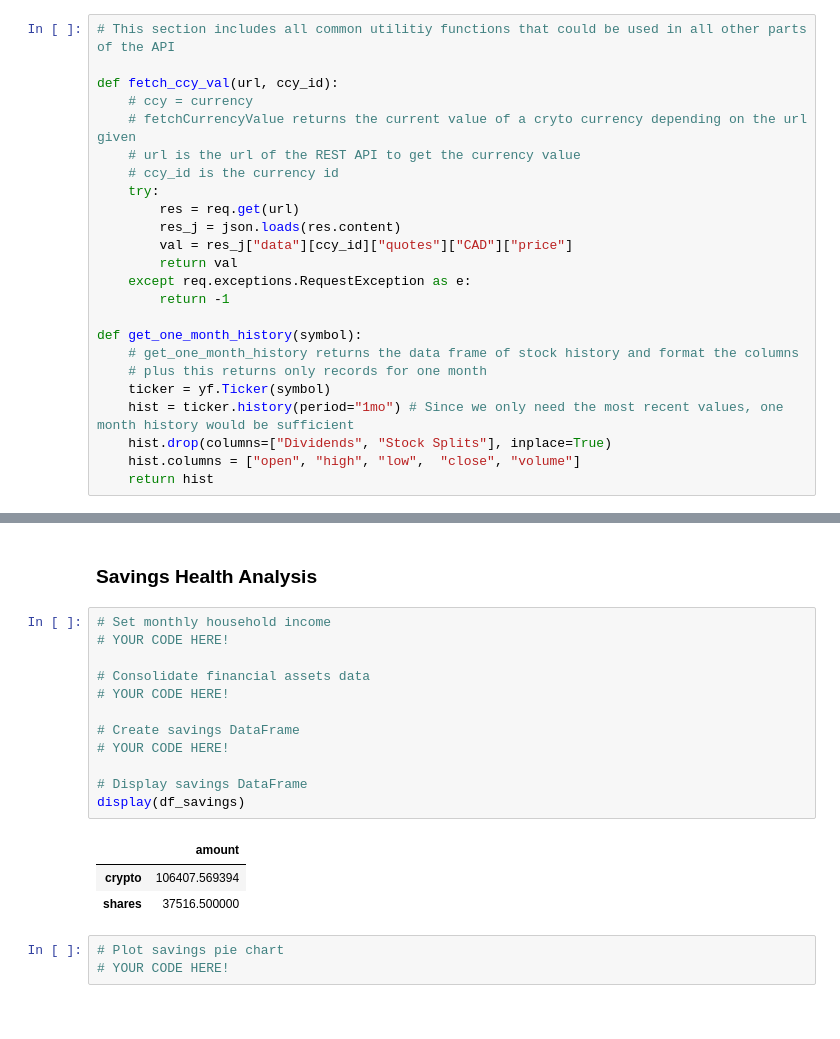
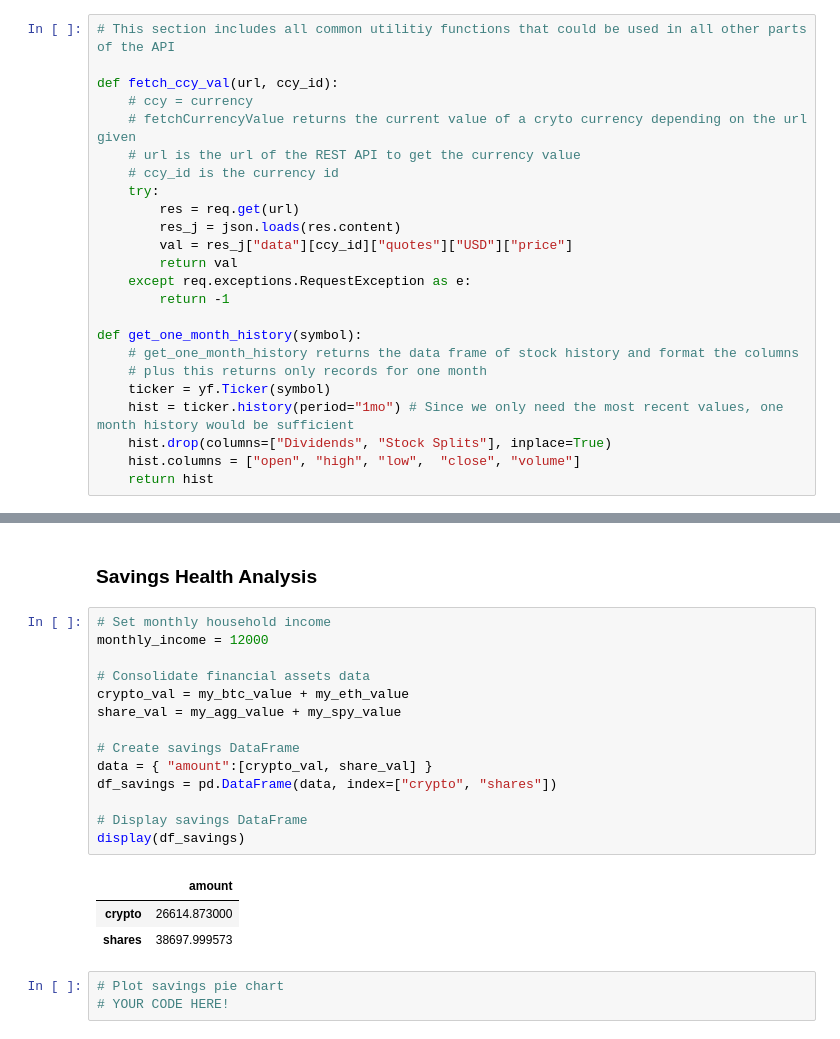
Before and after one commit to dileepadrd/module-5-assignment-financial-forecast, a Jupyter notebook: financial-planner.ipynb, the cells around one changed output, grey strips where cells are left out. Drawn from its saved outputs; the diff is of its cells as text.

Commit message:
Creating the composite values which include both shares and cryto currencies

```diff
--- a/financial-planner.ipynb
+++ b/financial-planner.ipynb
@@ -22,7 +22,7 @@ def fetch_ccy_val(url, ccy_id):
     try:
         res = req.get(url)
         res_j = json.loads(res.content)
-        val = res_j["data"][ccy_id]["quotes"]["CAD"]["price"]
+        val = res_j["data"][ccy_id]["quotes"]["USD"]["price"]
         return val
     except req.exceptions.RequestException as e:
         return -1
@@ -121,20 +121,22 @@ The current value of your 200 AGG shares is $19662.00
 ### Savings Health Analysis
 # %%
 # Set monthly household income
-# YOUR CODE HERE!
+monthly_income = 12000
 
 # Consolidate financial assets data
-# YOUR CODE HERE!
+crypto_val = my_btc_value + my_eth_value
+share_val = my_agg_value + my_spy_value
 
 # Create savings DataFrame
-# YOUR CODE HERE!
+data = { "amount":[crypto_val, share_val] }
+df_savings = pd.DataFrame(data, index=["crypto", "shares"])
 
 # Display savings DataFrame
 display(df_savings)
 # %% [output]
 |  | amount |
-| crypto | 106407.569394 |
-| shares | 37516.500000 |
+| crypto | 26614.873000 |
+| shares | 38697.999573 |
 # %%
 # Plot savings pie chart
 # YOUR CODE HERE!
```
Also changed, not shown: parts of 1 cell of this notebook.
